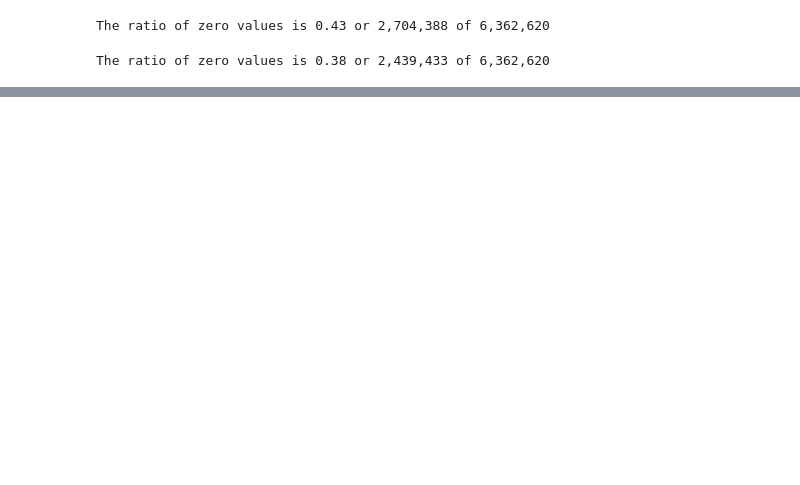
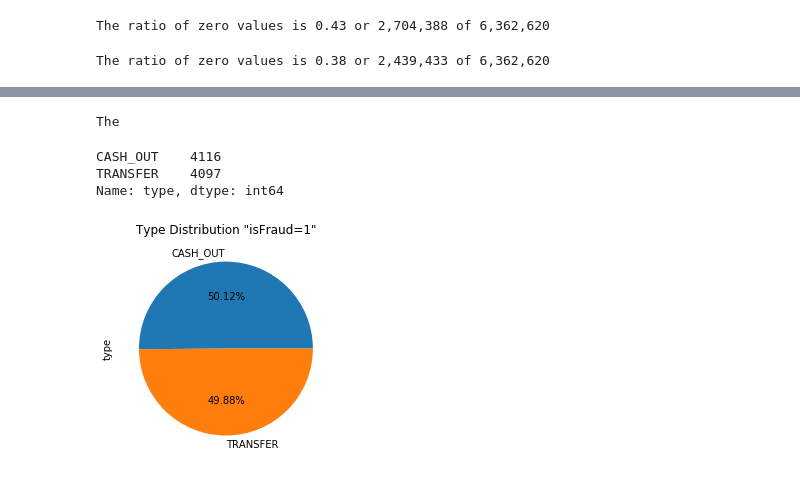
Before and after one commit to cruzer42/Capstone-Project-1-for-Springboard, a Jupyter notebook: Capstone Project1 Data Wrangling.ipynb, the cells around one changed output, grey strips where cells are left out. Drawn from its saved outputs; the diff is of its cells as text; code cells hidden in the pictures; blank space fills up the shorter version.

```diff
--- a/Capstone Project1 Data Wrangling.ipynb
+++ b/Capstone Project1 Data Wrangling.ipynb
@@ -187,0 +196,14 @@ The number of isFraud cases is 8,213
+# %%
+# Check the count of value one "1" for "isFraud" column and show pie chart
+# The one is a boolean indicator, and represents a small percentage of the population
+
+one_isFraud = df[df.isFraud == 1]
+print('The ratio of one values is ' + str(round(len(one_isFraud)/len(df['isFraud']),6)) + ' or '
+      + '{0:,.0f}'.format(len(one_isFraud)) + ' of ' +'{0:,.0f}'.format(len(df['isFraud'])))
+print('The number of notFraud cases is ' + '{0:,.0f}'.format(len(df['isFraud'])-len(one_isFraud)))
+df.isFraud.value_counts().plot.pie(autopct='%.4f%%')
+plt.title('Class Distribution "isFraud"')
+plt.tight_layout()
+#one_isFraud.type.value_counts().plot.pie(autopct='%.2f%%')
+#plt.title('Type Distribution "isFraud=1"')
+#one_isFraud['type'].value_counts()
@@ -188,3 +214,19 @@ The number of isFraud cases is 8,213
+# %%
+# For the isFraud=1 population, check the transaction type distribution
+print("The ")
+one_isFraud.type.value_counts().plot.pie(autopct='%.2f%%')
+plt.title('Type Distribution "isFraud=1"')
+one_isFraud['type'].value_counts()
+
+#df.isFraud.value_counts().plot.pie(autopct='%.4f%%')
+#plt.title('Class Distribution "isFraud"')
+#plt.tight_layout()
+# %% [output]
+The
+CASH_OUT    4116
+TRANSFER    4097
+Name: type, dtype: int64
+[figure, added]
 # %%
 # Check the count of value zero "0" for "isFlaggedFraud" column
 # The zero is a boolean indicator, and represents a small percentage of the population
```
Also changed, not shown: parts of 8 cells of this notebook.
